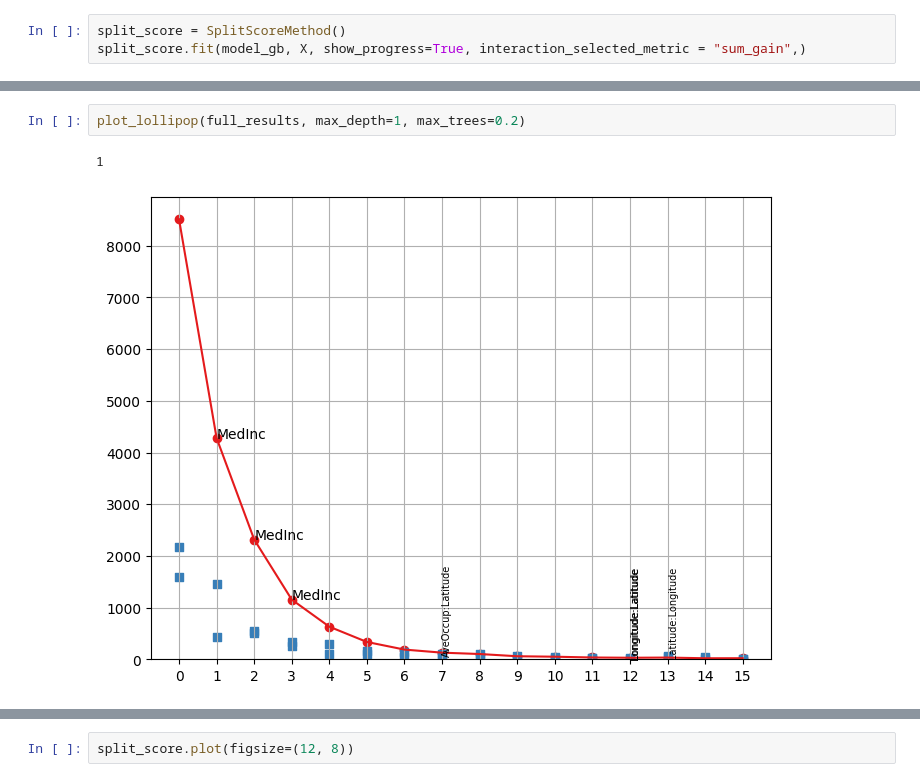
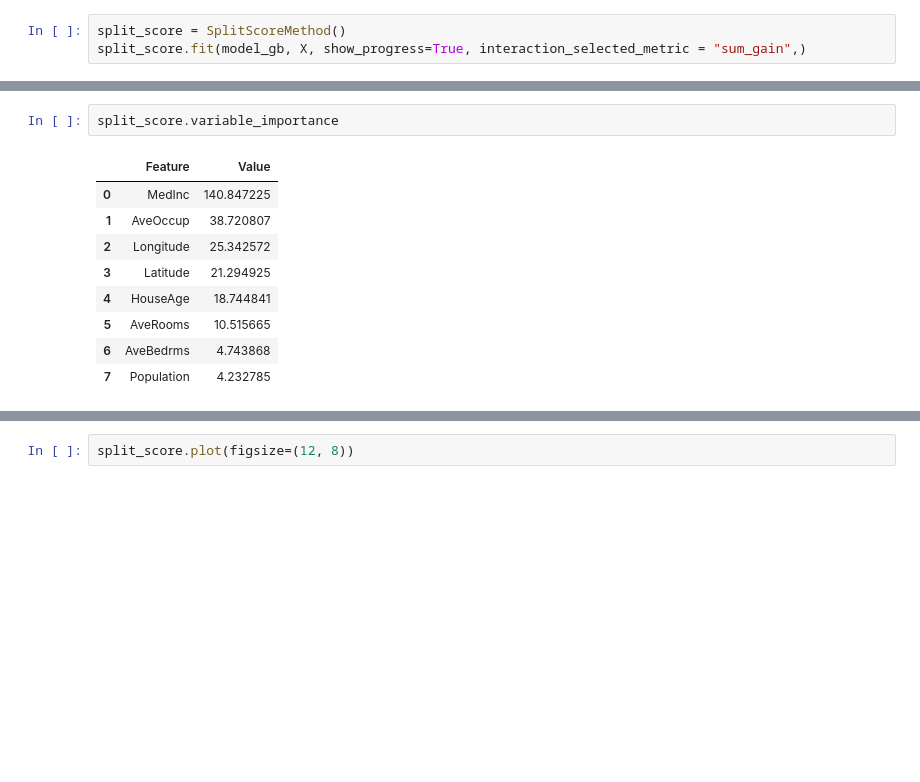
Before and after one commit to pyartemis/artemis, a Jupyter notebook: experiments/demo.ipynb, the cells around one changed output, grey strips where cells are left out. Drawn from its saved outputs; the diff is of its cells as text; blank space fills up the shorter version.

```diff
--- a/experiments/demo.ipynb
+++ b/experiments/demo.ipynb
@@ -225,5 +156,12 @@ def plot_lollipop(full_results, figsize=(8, 6), scale="linear", max_trees=0.5, l
-# %%
-plot_lollipop(full_results, max_depth=1, max_trees=0.2)
-# %% [output]
-1
-[figure, removed]
+# %%
+split_score.variable_importance
+# %% [output]
+|  | Feature | Value |
+| 0 | MedInc | 140.847225 |
+| 1 | AveOccup | 38.720807 |
+| 2 | Longitude | 25.342572 |
+| 3 | Latitude | 21.294925 |
+| 4 | HouseAge | 18.744841 |
+| 5 | AveRooms | 10.515665 |
+| 6 | AveBedrms | 4.743868 |
+| 7 | Population | 4.232785 |
```
Also changed, not shown: parts of 8 cells of this notebook, 4 other files.
